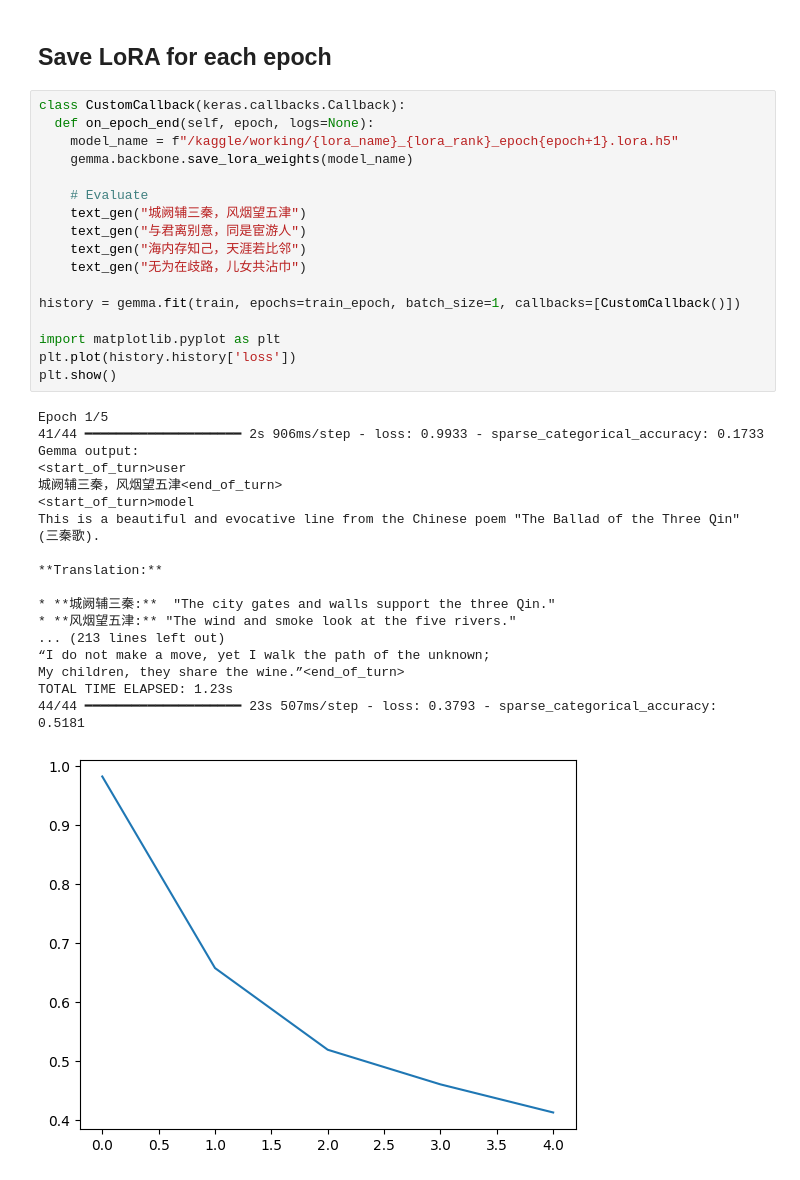
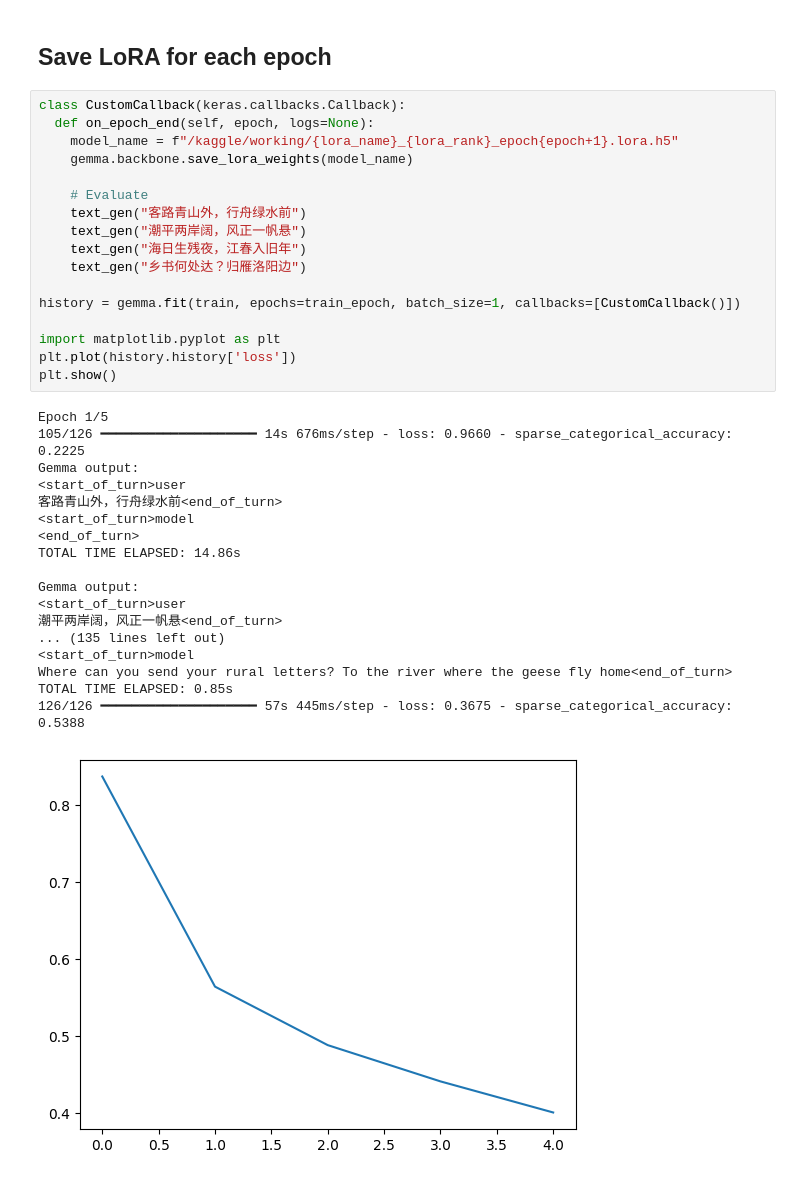
Before and after one commit to zhuhongan/Gemma-Translator-of-Traditional-Chinese-Poetry, a Jupyter notebook: Fine-tuned-Gemma.ipynb, the cells around one changed output. Drawn from its saved outputs; the diff is of its cells as text.

Commit message:
Kaggle Notebook | Translator of Traditional Chinese Poetry | Version 3

```diff
--- a/Fine-tuned-Gemma.ipynb
+++ b/Fine-tuned-Gemma.ipynb
@@ -205,36 +206,36 @@ Model: "gemma_causal_lm"
 # %%
 class CustomCallback(keras.callbacks.Callback):
   def on_epoch_end(self, epoch, logs=None):
     model_name = f"/kaggle/working/{lora_name}_{lora_rank}_epoch{epoch+1}.lora.h5"
     gemma.backbone.save_lora_weights(model_name)
 
     # Evaluate
-    text_gen("城阙辅三秦，风烟望五津")
-    text_gen("与君离别意，同是宦游人")
-    text_gen("海内存知己，天涯若比邻")
-    text_gen("无为在歧路，儿女共沾巾")
+    text_gen("客路青山外，行舟绿水前")
+    text_gen("潮平两岸阔，风正一帆悬")
+    text_gen("海日生残夜，江春入旧年")
+    text_gen("乡书何处达？归雁洛阳边")
 
 history = gemma.fit(train, epochs=train_epoch, batch_size=1, callbacks=[CustomCallback()])
 
 import matplotlib.pyplot as plt
 plt.plot(history.history['loss'])
 plt.show()
 # %% [output]
 Epoch 1/5
-41/44 ━━━━━━━━━━━━━━━━━━━━ 2s 906ms/step - loss: 0.9933 - sparse_categorical_accuracy: 0.1733
+105/126 ━━━━━━━━━━━━━━━━━━━━ 14s 676ms/step - loss: 0.9660 - sparse_categorical_accuracy: 0.2225
 Gemma output:
 <start_of_turn>user
-城阙辅三秦，风烟望五津<end_of_turn>
+客路青山外，行舟绿水前<end_of_turn>
 <start_of_turn>model
-This is a beautiful and evocative line from the Chinese poem "The Ballad of the Three Qin" (三秦歌).
+<end_of_turn>
+TOTAL TIME ELAPSED: 14.86s
 
-**Translation:**
-
-* **城阙辅三秦:**  "The city gates and walls support the three Qin."
-* **风烟望五津:** "The wind and smoke look at the five rivers."
-... (213 lines left out)
-“I do not make a move, yet I walk the path of the unknown;
-My children, they share the wine.”<end_of_turn>
-TOTAL TIME ELAPSED: 1.23s
-44/44 ━━━━━━━━━━━━━━━━━━━━ 23s 507ms/step - loss: 0.3793 - sparse_categorical_accuracy: 0.5181
+Gemma output:
+<start_of_turn>user
+潮平两岸阔，风正一帆悬<end_of_turn>
+... (135 lines left out)
+<start_of_turn>model
+Where can you send your rural letters? To the river where the geese fly home<end_of_turn>
+TOTAL TIME ELAPSED: 0.85s
+126/126 ━━━━━━━━━━━━━━━━━━━━ 57s 445ms/step - loss: 0.3675 - sparse_categorical_accuracy: 0.5388
-[figure, old version]
+[figure, new version]
```
Also changed, not shown: parts of 5 cells of this notebook.
